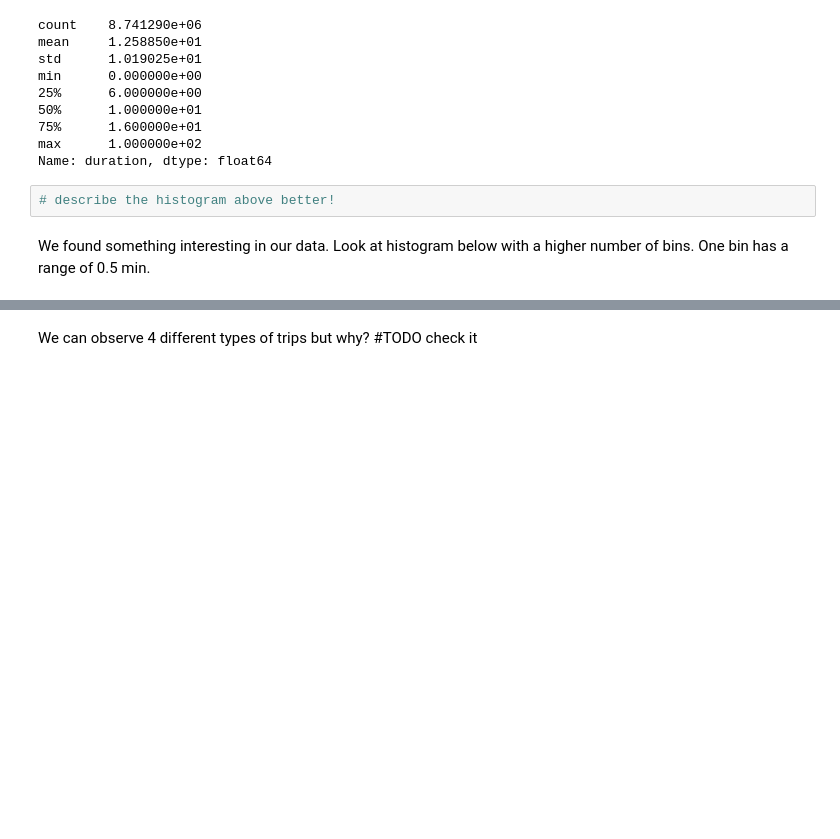
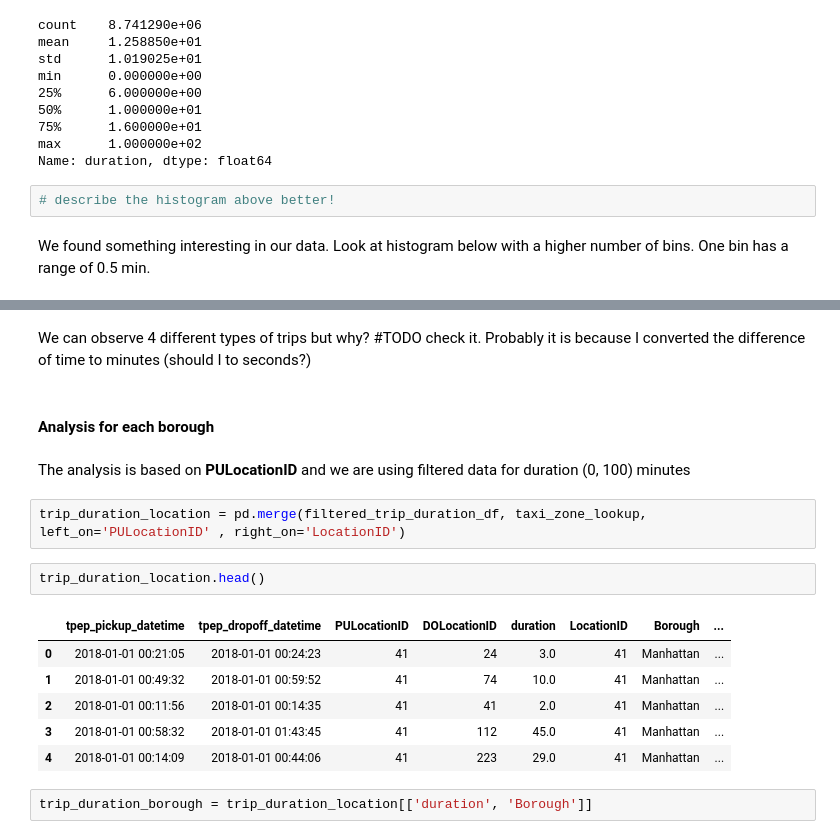
Before and after one commit to eltajbabanli/ADM-HW2, a Jupyter notebook: RQ3.ipynb, the cells around one changed output, grey strips where cells are left out. Drawn from its saved outputs; the diff is of its cells as text; blank space fills up the shorter version.

```diff
--- a/RQ3.ipynb
+++ b/RQ3.ipynb
@@ -251,4 +263,22 @@ h2 = plt.hist(trip_duration_df.duration, bins=1000, range=(0, 100), density=Fals
 # %% [output]
 [figure]
 # %% [markdown]
-We can observe 4 different types of trips <??> but why? #TODO check it
+We can observe 4 different types of trips <??> but why? #TODO check it.
+Probably it is because I converted the difference of time to minutes (should I to seconds?)
+# %% [markdown]
+#### Analysis for each borough
+# %% [markdown]
+The analysis is based on __PULocationID__ and we are using filtered data for duration (0, 100) minutes
+# %%
+trip_duration_location = pd.merge(filtered_trip_duration_df, taxi_zone_lookup, left_on='PULocationID' , right_on='LocationID')
+# %%
+trip_duration_location.head()
+# %% [output]
+|  | tpep_pickup_datetime | tpep_dropoff_datetime | PULocationID | DOLocationID | duration | LocationID | Borough | ... |
+| 0 | 2018-01-01 00:21:05 | 2018-01-01 00:24:23 | 41 | 24 | 3.0 | 41 | Manhattan | ... |
+| 1 | 2018-01-01 00:49:32 | 2018-01-01 00:59:52 | 41 | 74 | 10.0 | 41 | Manhattan | ... |
+| 2 | 2018-01-01 00:11:56 | 2018-01-01 00:14:35 | 41 | 41 | 2.0 | 41 | Manhattan | ... |
+| 3 | 2018-01-01 00:58:32 | 2018-01-01 01:43:45 | 41 | 112 | 45.0 | 41 | Manhattan | ... |
+| 4 | 2018-01-01 00:14:09 | 2018-01-01 00:44:06 | 41 | 223 | 29.0 | 41 | Manhattan | ... |
+# %%
+trip_duration_borough = trip_duration_location[['duration', 'Borough']]
```
Also changed, not shown: parts of 11 cells of this notebook.
